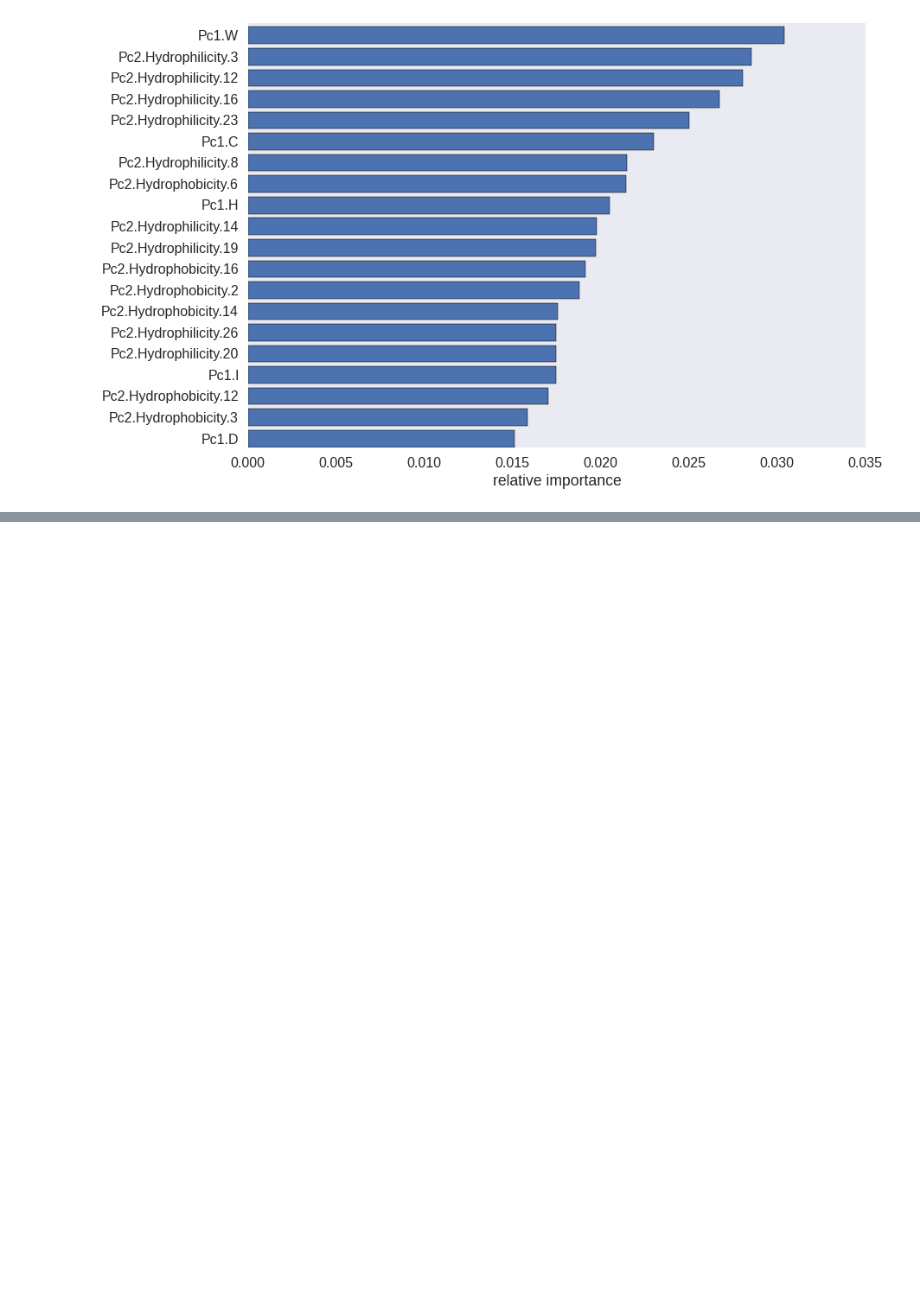
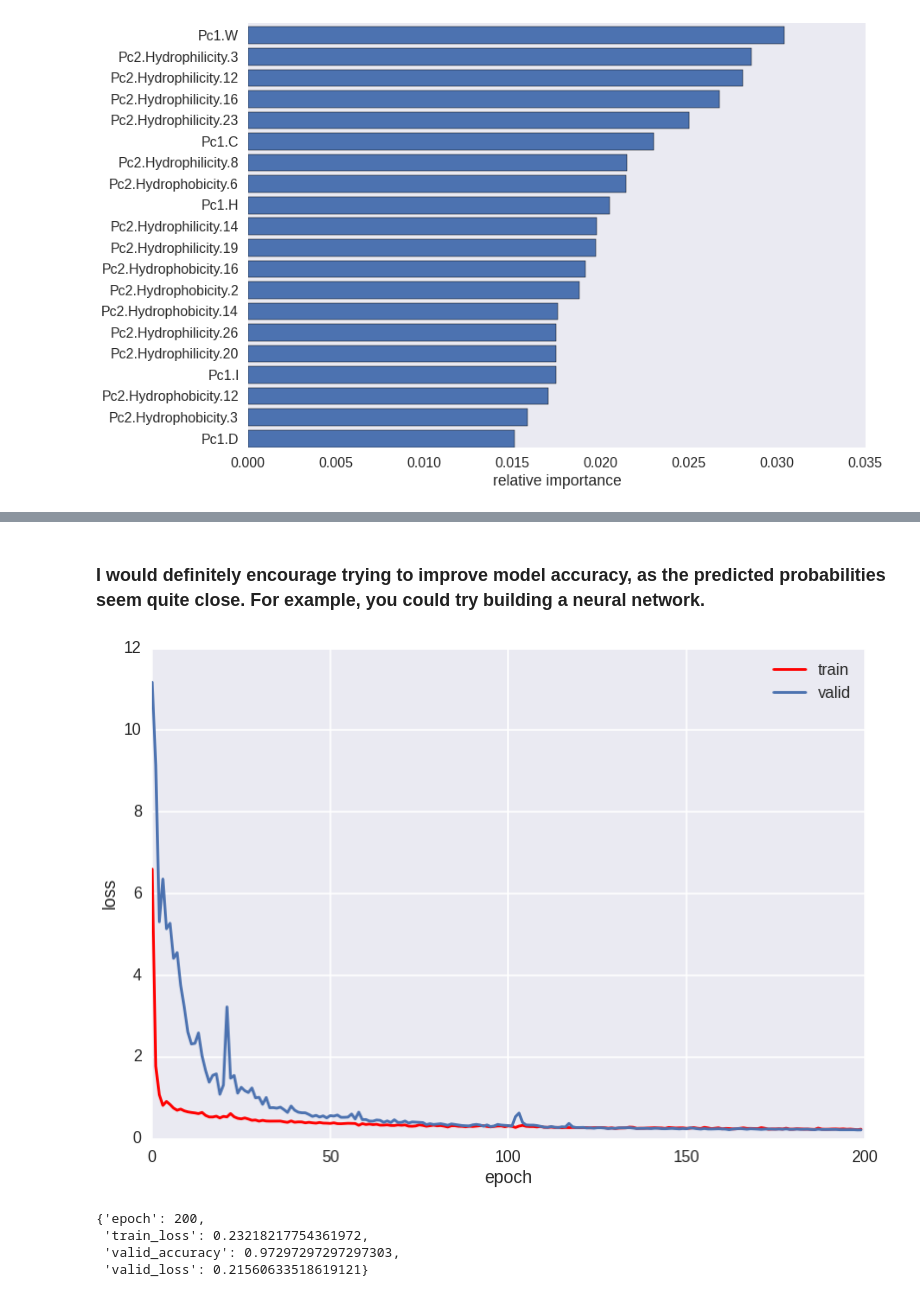
Before and after one commit to aflyax/virus_scikit, a Jupyter notebook: virus.ipynb, the cells around one changed output, grey strips where cells are left out. Saved outputs shown, nothing was run; the diff lists cells and outputs as text; code cells hidden in the pictures; blank space fills up the shorter version.

Commit message:
predict; ANN

```diff
--- a/virus.ipynb
+++ b/virus.ipynb
@@ -281,0 +297,5 @@ plot_feats(cols, gbc_1.feature_importances_, 20) # pass .feature_importances_ fr
+# %%
+X_class = class_df.drop(['species'], 1, inplace=False).values
+labels_class = class_df.species.values
+
+X_unclass = unclass_df.drop(['species'], 1, inplace=False).values
@@ -281,0 +316,3 @@ plot_feats(cols, gbc_1.feature_importances_, 20) # pass .feature_importances_ fr
+# %%
+y_class = np.array([ labels_dict[i] for i in labels_class ])
+y_class
@@ -281,0 +340,3 @@ plot_feats(cols, gbc_1.feature_importances_, 20) # pass .feature_importances_ fr
+# %%
+gbc.verbose = 1
+gbc.fit(X_class, y_class)
@@ -281,0 +451,2 @@ plot_feats(cols, gbc_1.feature_importances_, 20) # pass .feature_importances_ fr
+# %% [markdown]
+### I would definitely encourage trying to improve model accuracy, as the predicted probabilities seem quite close. For example, you could try building a neural network.
@@ -281,0 +496,57 @@ plot_feats(cols, gbc_1.feature_importances_, 20) # pass .feature_importances_ fr
+# %%
+train = np.float32(X_class)
+test = np.float32(X_unclass)
+y = np.int32(y_class)
+
+# train.shape
+
+num_classes = len(labels_dict)
+num_features = train.shape[1]
+# %%
+layers0 = [('input', layers.InputLayer),
+
+            ('dropoutf', layers.DropoutLayer),
+            ('dense0', layers.DenseLayer),
+            ('dropout', layers.DropoutLayer),
+#             ('dense1', layers.DenseLayer),
+#             ('dropout2', layers.DropoutLayer),
+#             ('dense2', layers.DenseLayer),
+#             ('dropout3', layers.DropoutLayer),
+
+            ('output', layers.DenseLayer)]
+
+net0 = NeuralNet(layers=layers0,
+
+        input_shape=(None, num_features),
+
+        dropoutf_p=0.15,
+        dense0_num_units=1000,
+        dropout_p=0.25,
+#         dense1_num_units=500,
+#         dropout2_p=0.25,
+#         dense2_num_units=250,
+#         dropout3_p=0.25,
+
+        output_num_units=num_classes,
+        output_nonlinearity=softmax,
+
+#         update=nesterov_momentum,
+#         update=adadelta,
+        update=adagrad,
+        update_learning_rate=0.01,
+#         update_momentum=0.9, # only used with nesterov_
+        eval_size=0.01,
+        verbose=0,
+        max_epochs=200)
+
+np.random.seed(1800)
+net0.fit(train, y)
+plot_training_history(net0)
+
+net0.train_history_[-1]
+# %% [output]
+[figure, added]
+{'epoch': 200,
+ 'train_loss': 0.23218217754361972,
+ 'valid_accuracy': 0.97297297297297303,
+ 'valid_loss': 0.21560633518619121}
```
Also changed, not shown: parts of 17 cells of this notebook.
